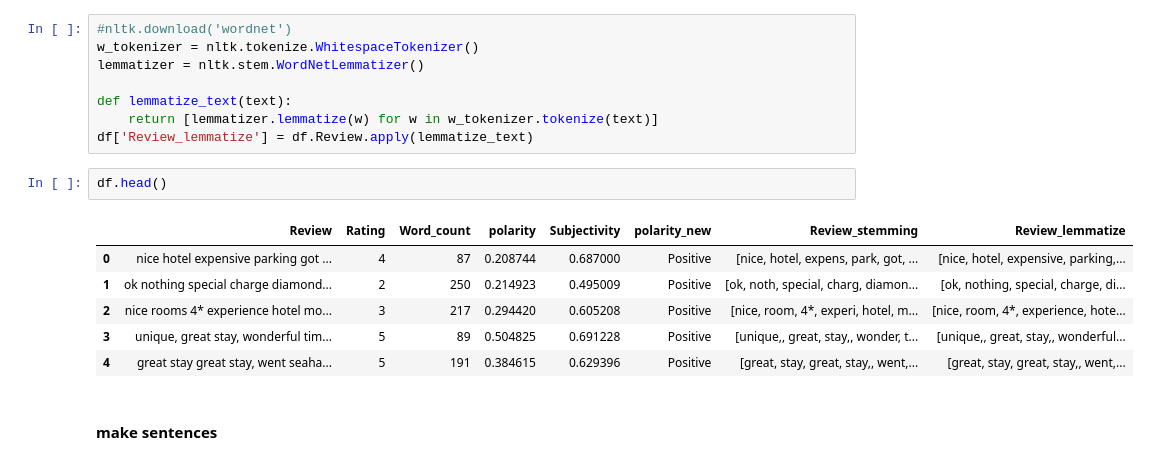
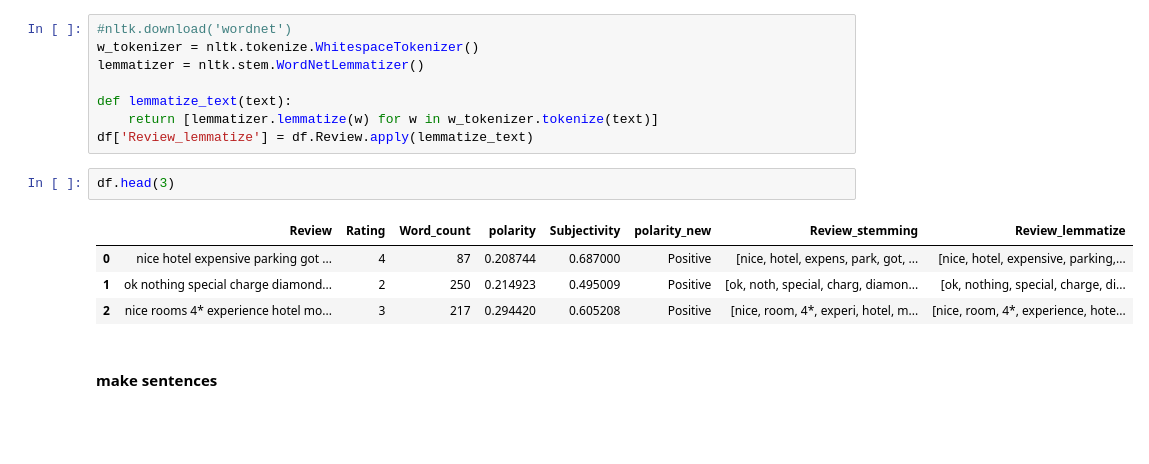
Before and after one commit to nthang2/Hotel-rating-prediction, a Jupyter notebook: Hotel_rating_prediction.ipynb, the cells around one changed output. Saved outputs shown, nothing was run; the diff lists cells and outputs as text; blank space fills up the shorter version.

```diff
--- a/Hotel_rating_prediction.ipynb
+++ b/Hotel_rating_prediction.ipynb
@@ -203,14 +201,12 @@ def lemmatize_text(text):
     return [lemmatizer.lemmatize(w) for w in w_tokenizer.tokenize(text)]
 df['Review_lemmatize'] = df.Review.apply(lemmatize_text)
 # %%
-df.head()
+df.head(3)
 # %% [output]
 |  | Review | Rating | Word_count | polarity | Subjectivity | polarity_new | Review_stemming | Review_lemmatize |
 | 0 | nice hotel expensive parking got ... | 4 | 87 | 0.208744 | 0.687000 | Positive | [nice, hotel, expens, park, got, ... | [nice, hotel, expensive, parking,... |
 | 1 | ok nothing special charge diamond... | 2 | 250 | 0.214923 | 0.495009 | Positive | [ok, noth, special, charg, diamon... | [ok, nothing, special, charge, di... |
 | 2 | nice rooms 4* experience hotel mo... | 3 | 217 | 0.294420 | 0.605208 | Positive | [nice, room, 4*, experi, hotel, m... | [nice, room, 4*, experience, hote... |
-| 3 | unique, great stay, wonderful tim... | 5 | 89 | 0.504825 | 0.691228 | Positive | [unique,, great, stay,, wonder, t... | [unique,, great, stay,, wonderful... |
-| 4 | great stay great stay, went seaha... | 5 | 191 | 0.384615 | 0.629396 | Positive | [great, stay, great, stay,, went,... | [great, stay, great, stay,, went,... |
 # %% [markdown]
 #### make sentences
 # %%
```
Also changed, not shown: parts of 9 cells of this notebook.
